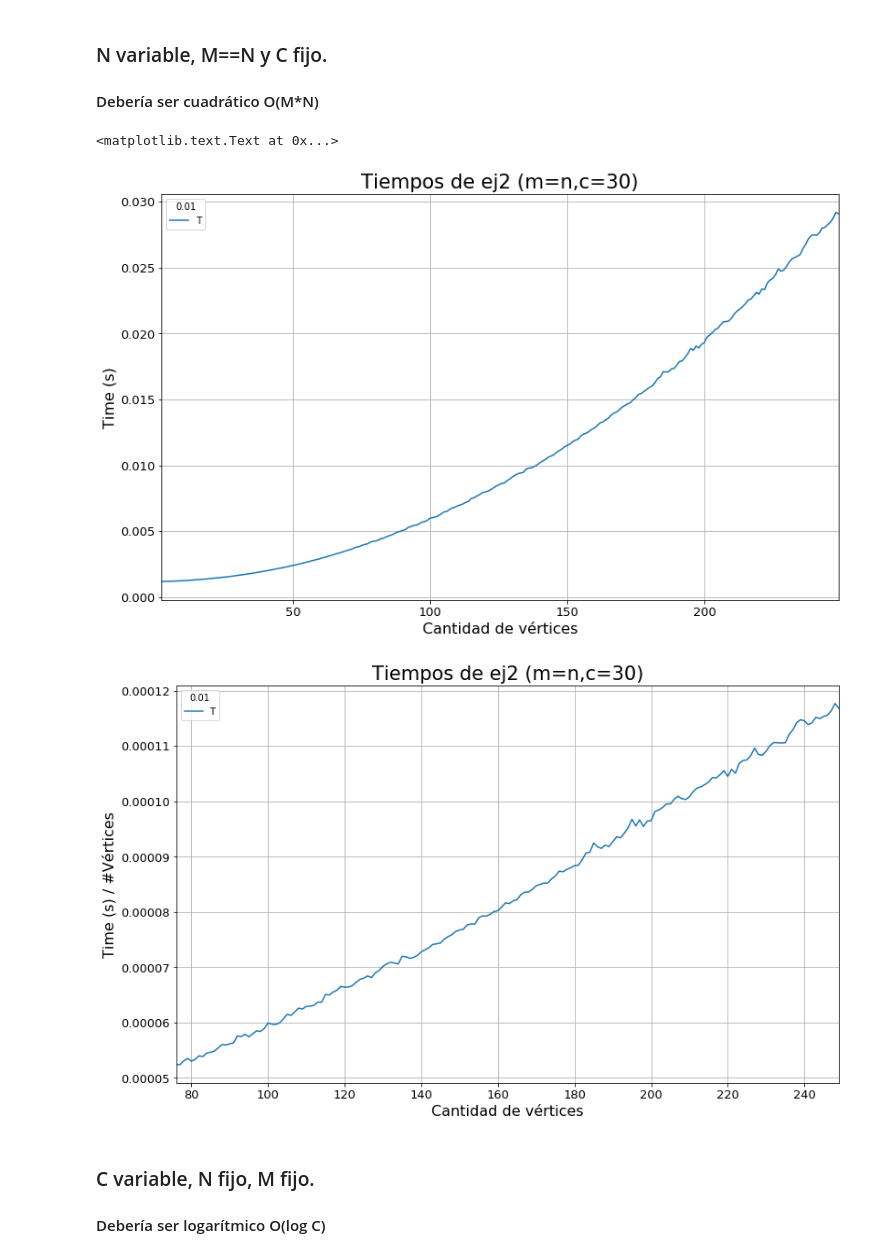
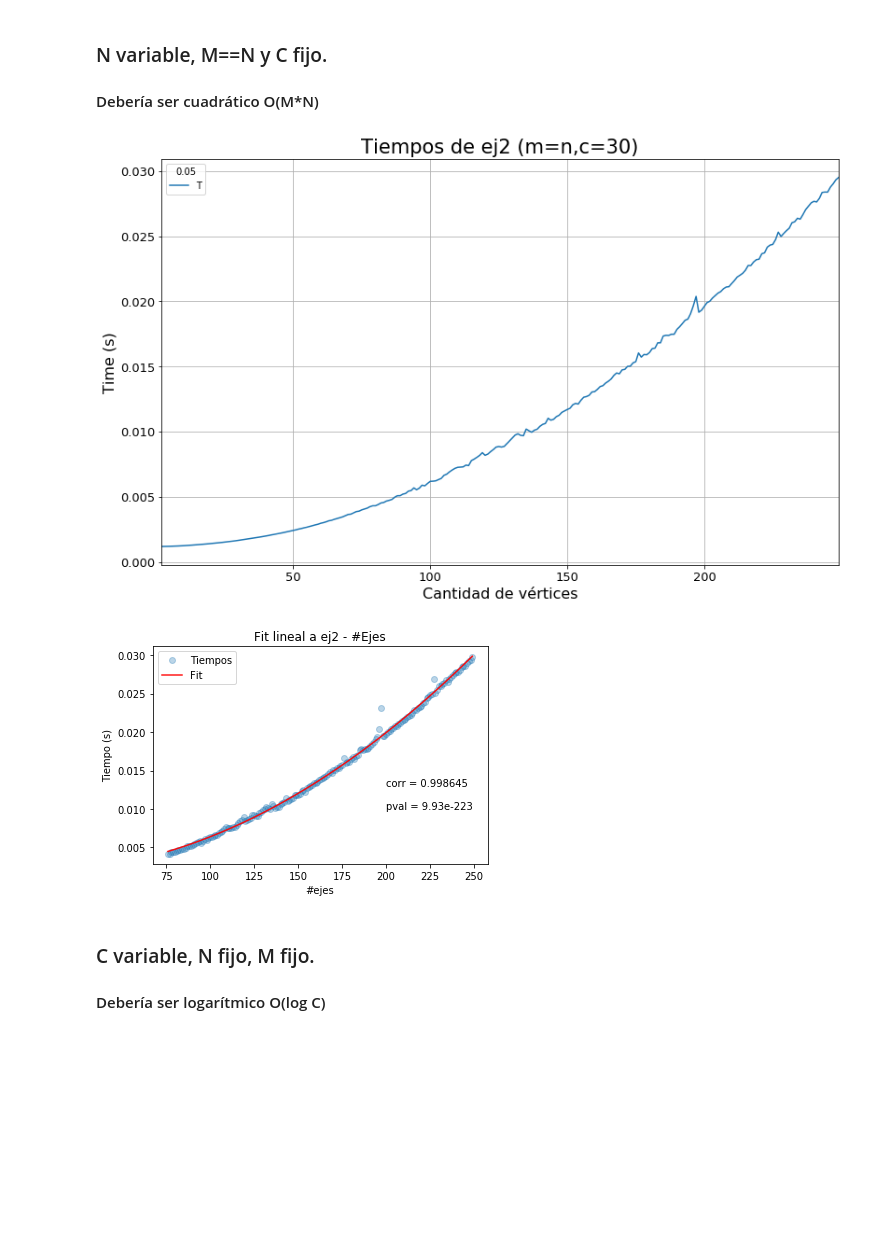
Before and after one commit to gianzamboni/algo3-tp2-1c2017, a Jupyter notebook: Tiempos.ipynb, the cells around one changed output. Cells and saved outputs as stored; diff of their text form; code cells hidden in the pictures; blank space fills up the shorter version.

```diff
--- a/Tiempos.ipynb
+++ b/Tiempos.ipynb
@@ -127,25 +133,47 @@ plt.show()
 ### N variable, M==N y C fijo.
 #### Debería ser cuadrático O(M*N)
 # %%
-d2 = pd.read_csv("./timesEj2NM.csv")
+d2 = pd.read_csv("./data/timesEj2NM.csv")
 NMvsT = d2.groupby('N')
 
-dyn = NMvsT.quantile(0.01).plot.line(fontsize=13, figsize=(13,8), logy=False, grid=True)
+dyn = NMvsT.quantile(0.05).plot.line(fontsize=13, figsize=(13,8), logy=False, grid=True)
 dyn.set_title("Tiempos de ej2 (m=n,c=30)", fontsize=21)
 dyn.set_ylabel("Time (s)", fontsize=16)
 dyn.set_xlabel("Cantidad de vértices", fontsize=16)
+plt.show()
 
-ddyna = pd.read_csv("./timesEj2NM.csv")
+'''
+ddyna = pd.read_csv("./data/timesEj2NM.csv")
 ddyna['T'] = ddyna['T'] / ddyna['N']
 sizedyna = ddyna.loc[ddyna['N'] > 75].groupby('N')
 dyna = sizedyna.quantile(0.01).plot.line(fontsize=13, figsize=(13,8), grid=True)
 dyna.set_title("Tiempos de ej2 (m=n,c=30)", fontsize=21)
 dyna.set_ylabel("Time (s) / #Vértices", fontsize=16)
 dyna.set_xlabel("Cantidad de vértices", fontsize=16)
+plt.show()
+'''
+
+
+data = d2.loc[d2['N'] > 75].groupby('N').quantile(0.1).reset_index()
+xdata = data['N']
+ydata = data['T']
+plt.plot(xdata, ydata, 'o', alpha=0.3, label='Tiempos')
+popt, pcov = curve_fit(cuadrt, xdata, ydata)
+yfit = cuadrt(xdata, *popt)
+plt.plot(xdata, yfit, 'r-', alpha=0.9, label='Fit')
+
+corr, pval = pearsonr(yfit,ydata)
+
+plt.title('Fit lineal a ej2 - #Ejes')
+plt.text(200, 0.013, r'corr = %.6f'%corr)
+plt.text(200, 0.01, r'pval = %.2e'%pval)
+plt.xlabel('#ejes')
+plt.ylabel('Tiempo (s)')
+plt.legend()
+plt.show()
 # %% [output]
-<matplotlib.text.Text at 0x...>
-[figure, old version]
+[figure, new version]
-[figure, old version]
+[figure, new version]
 # %% [markdown]
 ### C variable, N fijo, M fijo.
 #### Debería ser logarítmico O(log C)
```
Also changed, not shown: parts of 6 cells of this notebook, 1 other file.
